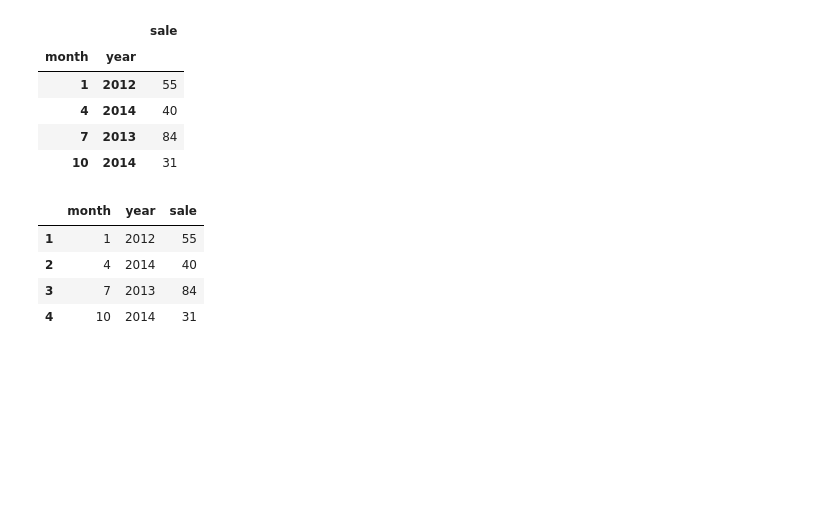
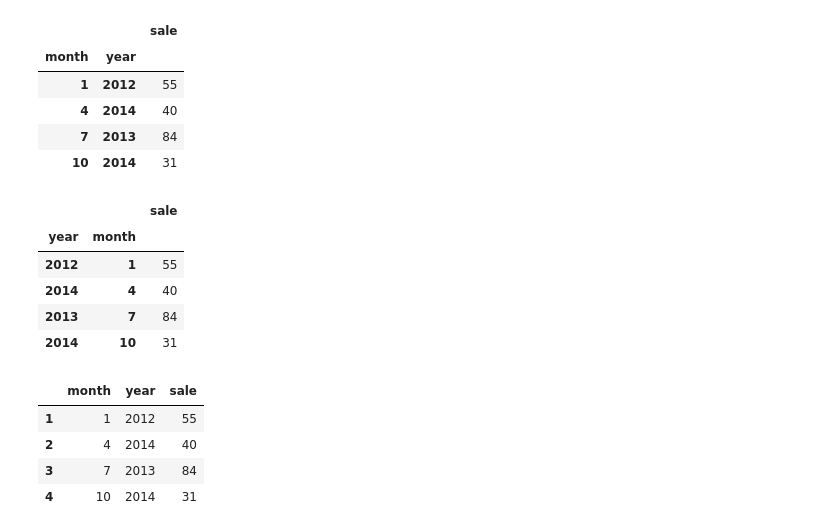
Before and after one commit to User-zwj/Pandas-Practice, a Jupyter notebook: Pandas Exercise.ipynb, the cells around one changed output. Saved outputs shown, nothing was run; the diff lists cells and outputs as text; code cells hidden in the pictures; blank space fills up the shorter version.

```diff
--- a/Pandas Exercise.ipynb
+++ b/Pandas Exercise.ipynb
@@ -602,6 +615,15 @@ df4.set_index(['month','year'])
 | 4 | 2014 | 40 |
 | 7 | 2013 | 84 |
 | 10 | 2014 | 31 |
+# %%
+df4.set_index(['year','month'])
+# %% [output]
+|  |  | sale |
+| year | month |  |
+| 2012 | 1 | 55 |
+| 2014 | 4 | 40 |
+| 2013 | 7 | 84 |
+| 2014 | 10 | 31 |
 # %%
 df4.set_index(pd.Index([1, 2, 3, 4]))
 # %% [output]
```
Also changed, not shown: parts of 7 cells of this notebook.
